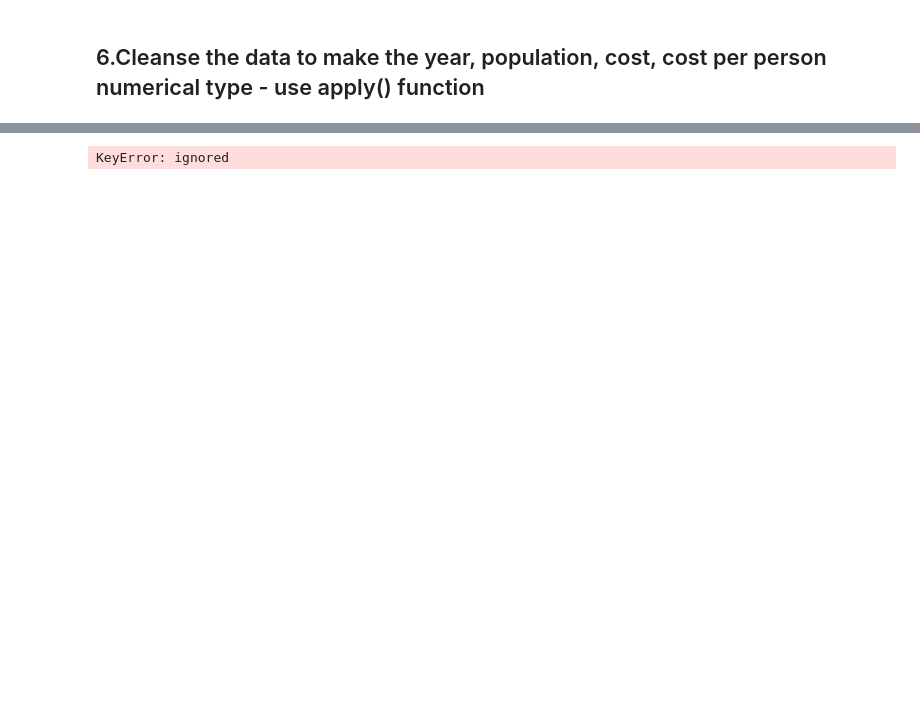
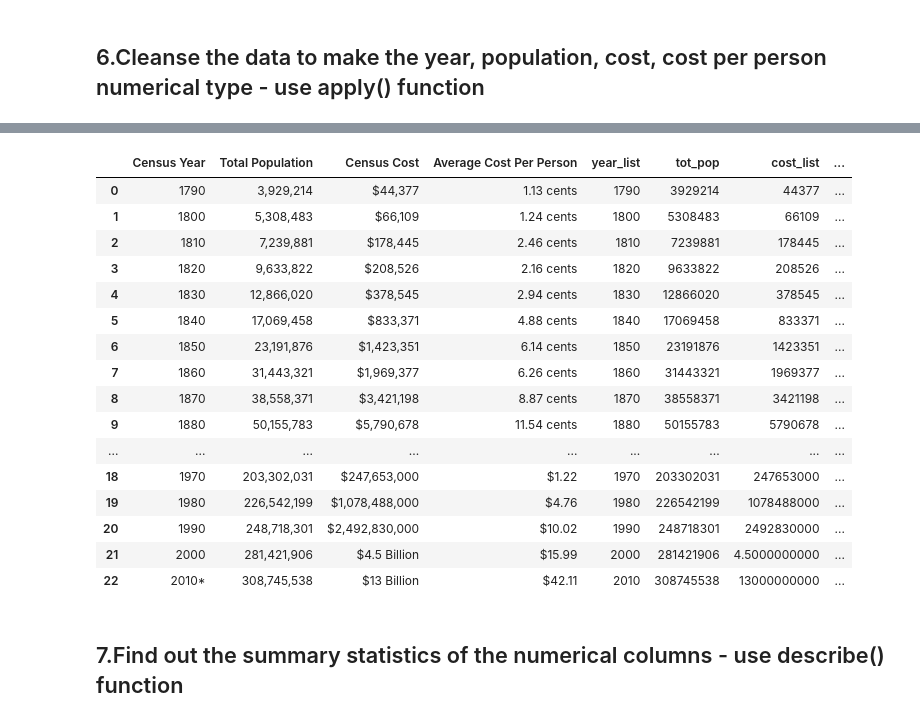
Before and after one commit to SushanthikPoreddy/data690_sushanthik, a Jupyter notebook: assignment_04/assignment_04_partB.ipynb, the cells around one changed output, grey strips where cells are left out. Cells and saved outputs as stored; diff of their text form; code cells hidden in the pictures; blank space fills up the shorter version.

```diff
--- a/assignment_04/assignment_04_partB.ipynb
+++ b/assignment_04/assignment_04_partB.ipynb
@@ -102,4 +105,7 @@ df.describe(include='all')
 ## 6.Cleanse the data to make the year, population, cost, cost per person numerical type - use apply() function
 # %%
 def cleanse_pop(a_string):
-  return int(a_string.replace(",",""))
+  return int(a_string.replace(",","").replace("*",""))
+df["year_list"] = df["Census Year"].apply(cleanse_pop)
+df["tot_pop"] = df["Total Population"].apply(cleanse_pop)
+df
@@ -106,5 +130,24 @@ def cleanse_pop(a_string):
-# %%
-df["tot_pop"] = df["Total Population"].apply(cleanse_pop)
-df.head()
-# %% [output]
-KeyError: ignored
+# %%
+def cleanse_pop(a_string):
+  return (a_string.replace(",","").replace("$","").replace(" Billion","000000000").replace("cents",""))
+df["cost_list"] = df["Census Cost"].apply(cleanse_pop)
+df["avg_list"] = df["Average Cost Per Person"].apply(cleanse_pop)
+df
+# %% [output]
+|  | Census Year | Total Population | Census Cost | Average Cost Per Person | year_list | tot_pop | cost_list | ... |
+| 0 | 1790 | 3,929,214 | $44,377 | 1.13 cents | 1790 | 3929214 | 44377 | ... |
+| 1 | 1800 | 5,308,483 | $66,109 | 1.24 cents | 1800 | 5308483 | 66109 | ... |
+| 2 | 1810 | 7,239,881 | $178,445 | 2.46 cents | 1810 | 7239881 | 178445 | ... |
+| 3 | 1820 | 9,633,822 | $208,526 | 2.16 cents | 1820 | 9633822 | 208526 | ... |
+| 4 | 1830 | 12,866,020 | $378,545 | 2.94 cents | 1830 | 12866020 | 378545 | ... |
+| 5 | 1840 | 17,069,458 | $833,371 | 4.88 cents | 1840 | 17069458 | 833371 | ... |
+| 6 | 1850 | 23,191,876 | $1,423,351 | 6.14 cents | 1850 | 23191876 | 1423351 | ... |
+| 7 | 1860 | 31,443,321 | $1,969,377 | 6.26 cents | 1860 | 31443321 | 1969377 | ... |
+| 8 | 1870 | 38,558,371 | $3,421,198 | 8.87 cents | 1870 | 38558371 | 3421198 | ... |
+| 9 | 1880 | 50,155,783 | $5,790,678 | 11.54 cents | 1880 | 50155783 | 5790678 | ... |
+| ... | ... | ... | ... | ... | ... | ... | ... | ... |
+| 18 | 1970 | 203,302,031 | $247,653,000 | $1.22 | 1970 | 203302031 | 247653000 | ... |
+| 19 | 1980 | 226,542,199 | $1,078,488,000 | $4.76 | 1980 | 226542199 | 1078488000 | ... |
+| 20 | 1990 | 248,718,301 | $2,492,830,000 | $10.02 | 1990 | 248718301 | 2492830000 | ... |
+| 21 | 2000 | 281,421,906 | $4.5 Billion | $15.99 | 2000 | 281421906 | 4.5000000000 | ... |
+| 22 | 2010* | 308,745,538 | $13 Billion | $42.11 | 2010 | 308745538 | 13000000000 | ... |
@@ -110,0 +157,2 @@ KeyError: ignored
+# %% [markdown]
+## 7.Find out the summary statistics of the numerical columns - use describe() function
```
Also changed, not shown: parts of 12 cells of this notebook.
